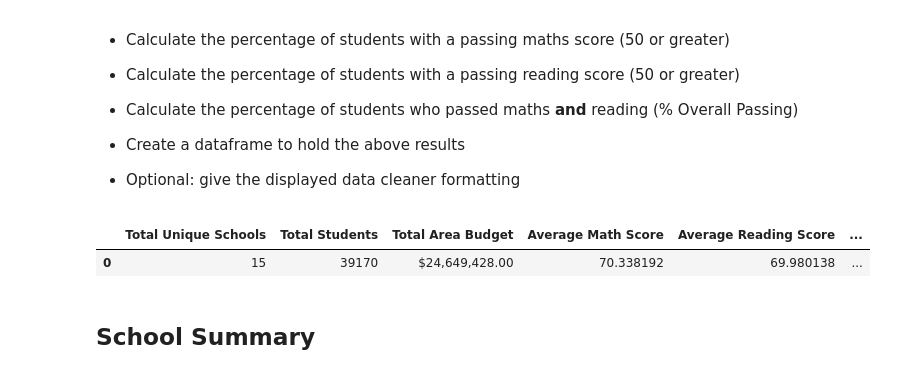
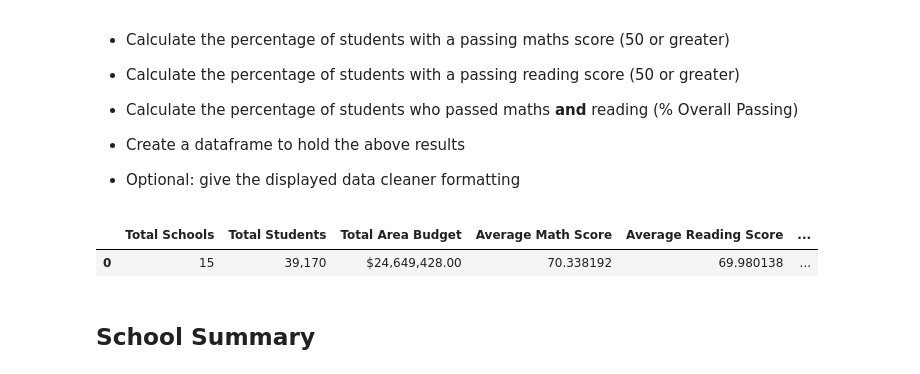
Before and after one commit to YaredHaile/pandas-challenge, a Jupyter notebook: PyCitySchools/PyCitySchools_starter.ipynb, the cells around one changed output. Drawn from its saved outputs; the diff is of its cells as text; code cells hidden in the pictures.

```diff
--- a/PyCitySchools/PyCitySchools_starter.ipynb
+++ b/PyCitySchools/PyCitySchools_starter.ipynb
@@ -39,41 +39,45 @@ school_data_complete = pd.merge(student_data, school_data, how="left", on=["scho
 
 * Optional: give the displayed data cleaner formatting
 # %%
-# Calculate local government area metrics
-total_unique_schools = school_data['school_name'].nunique()
+# Calculate local government area summary
+total_schools = len(school_data['school_name'].unique())
 total_students = student_data['student_name'].count()
 total_area_budget = school_data['budget'].sum()
-avg_math_score = student_data['maths_score'].mean()  # Change 'math_score' to 'maths_score'
+avg_math_score = student_data['maths_score'].mean()
 avg_reading_score = student_data['reading_score'].mean()
 
 # Calculate passing percentages in the local government area
-passing_math = student_data[student_data['maths_score'] >= 50]  # Change 'math_score' to 'maths_score'
+passing_math = student_data[student_data['maths_score'] >= 50]
 passing_reading = student_data[student_data['reading_score'] >= 50]
 
 percentage_passing_math = (passing_math['student_name'].count() / total_students) * 100
 percentage_passing_reading = (passing_reading['student_name'].count() / total_students) * 100
 
 # Calculate overall passing rate in the local government area
 overall_passing_rate = (percentage_passing_math + percentage_passing_reading) / 2
 
-# Create a DataFrame for local government area metrics
-lga_summary_df = pd.DataFrame({
-    'Total Unique Schools': [total_unique_schools],
+# Create a DataFrame for local government area summary
+lga_summary = {
+    'Total Schools': [total_schools],
     'Total Students': [total_students],
     'Total Area Budget': [total_area_budget],
     'Average Math Score': [avg_math_score],
     'Average Reading Score': [avg_reading_score],
     '% Passing Math': [percentage_passing_math],
     '% Passing Reading': [percentage_passing_reading],
     '% Overall Passing Rate': [overall_passing_rate]
-})
+}
 
-# Format the Total Area Budget column as currency
+lga_summary_df = pd.DataFrame(lga_summary)
+
+
+# Format the data
+lga_summary_df['Total Students'] = lga_summary_df['Total Students'].map('{:,}'.format)
 lga_summary_df['Total Area Budget'] = lga_summary_df['Total Area Budget'].map('${:,.2f}'.format)
 lga_summary_df
 # %% [output]
-|  | Total Unique Schools | Total Students | Total Area Budget | Average Math Score | Average Reading Score | ... |
-| 0 | 15 | 39170 | $24,649,428.00 | 70.338192 | 69.980138 | ... |
+|  | Total Schools | Total Students | Total Area Budget | Average Math Score | Average Reading Score | ... |
+| 0 | 15 | 39,170 | $24,649,428.00 | 70.338192 | 69.980138 | ... |
 # %% [markdown]
 ## School Summary
 # %% [markdown]
```
Also changed, not shown: parts of 7 cells of this notebook.
